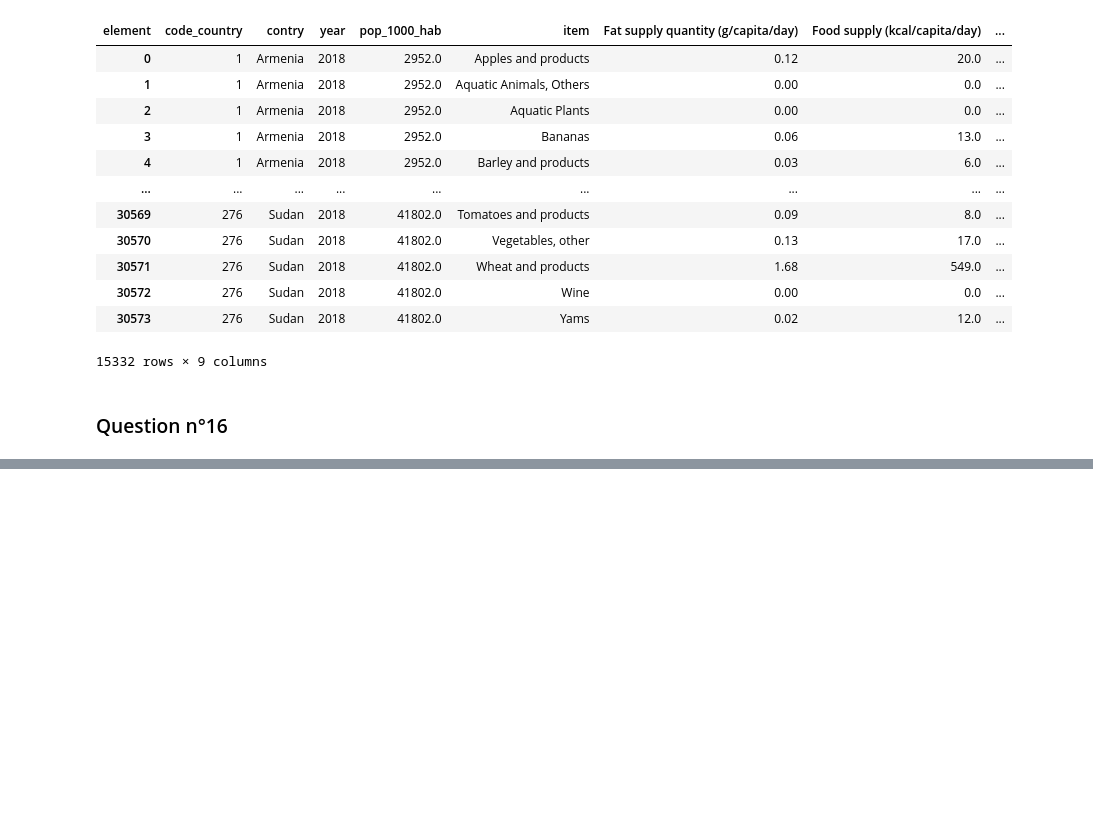
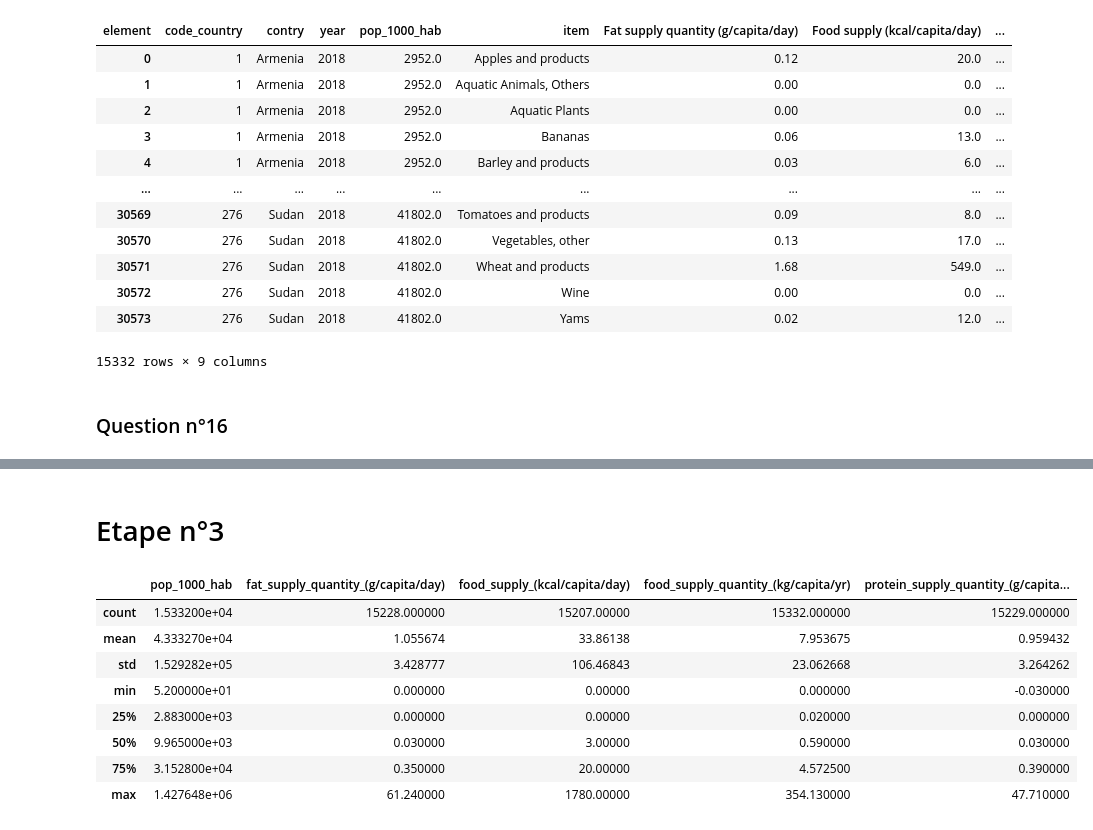
Before and after one commit to StevenDelval/PremierPasPandas, a Jupyter notebook: PremierPasPandas.ipynb, the cells around one changed output, grey strips where cells are left out. Cells and saved outputs as stored; diff of their text form; code cells hidden in the pictures; blank space fills up the shorter version.

Commit message:
Add etape 3

```diff
--- a/PremierPasPandas.ipynb
+++ b/PremierPasPandas.ipynb
@@ -310,0 +315,14 @@ df_merge
+# %% [markdown]
+# Etape n°3
+# %%
+df_merge[mask_2018].loc[:,["pop_1000_hab","fat_supply_quantity_(g/capita/day)","food_supply_(kcal/capita/day)","food_supply_quantity_(kg/capita/yr)","protein_supply_quantity_(g/capita/day)"]].describe()
+# %% [output]
+|  | pop_1000_hab | fat_supply_quantity_(g/capita/day) | food_supply_(kcal/capita/day) | food_supply_quantity_(kg/capita/yr) | protein_supply_quantity_(g/capita... |
+| count | 1.533200e+04 | 15228.000000 | 15207.00000 | 15332.000000 | 15229.000000 |
+| mean | 4.333270e+04 | 1.055674 | 33.86138 | 7.953675 | 0.959432 |
+| std | 1.529282e+05 | 3.428777 | 106.46843 | 23.062668 | 3.264262 |
+| min | 5.200000e+01 | 0.000000 | 0.00000 | 0.000000 | -0.030000 |
+| 25% | 2.883000e+03 | 0.000000 | 0.00000 | 0.020000 | 0.000000 |
+| 50% | 9.965000e+03 | 0.030000 | 3.00000 | 0.590000 | 0.030000 |
+| 75% | 3.152800e+04 | 0.350000 | 20.00000 | 4.572500 | 0.390000 |
+| max | 1.427648e+06 | 61.240000 | 1780.00000 | 354.130000 | 47.710000 |
```
Also changed, not shown: parts of 3 cells of this notebook.
